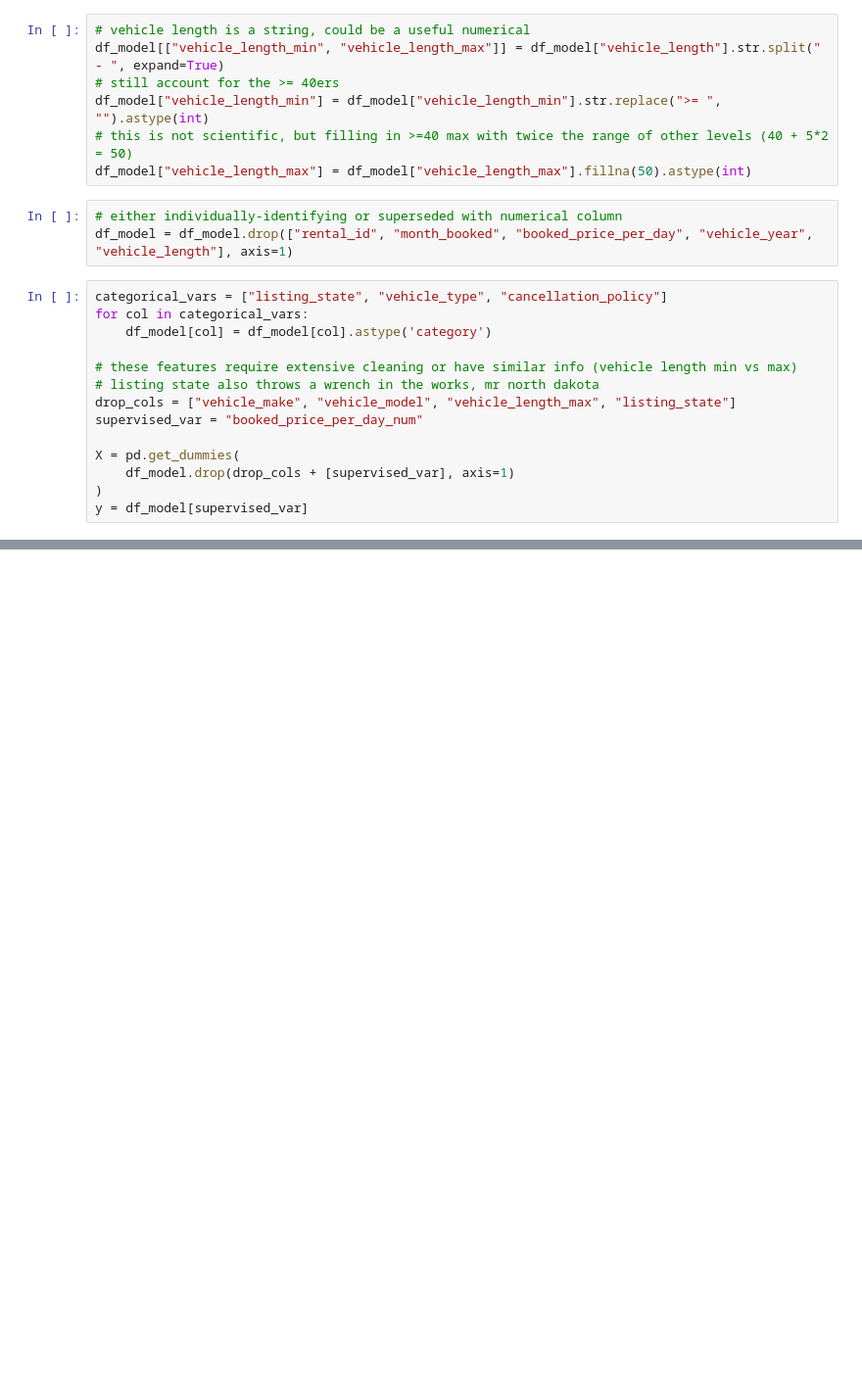
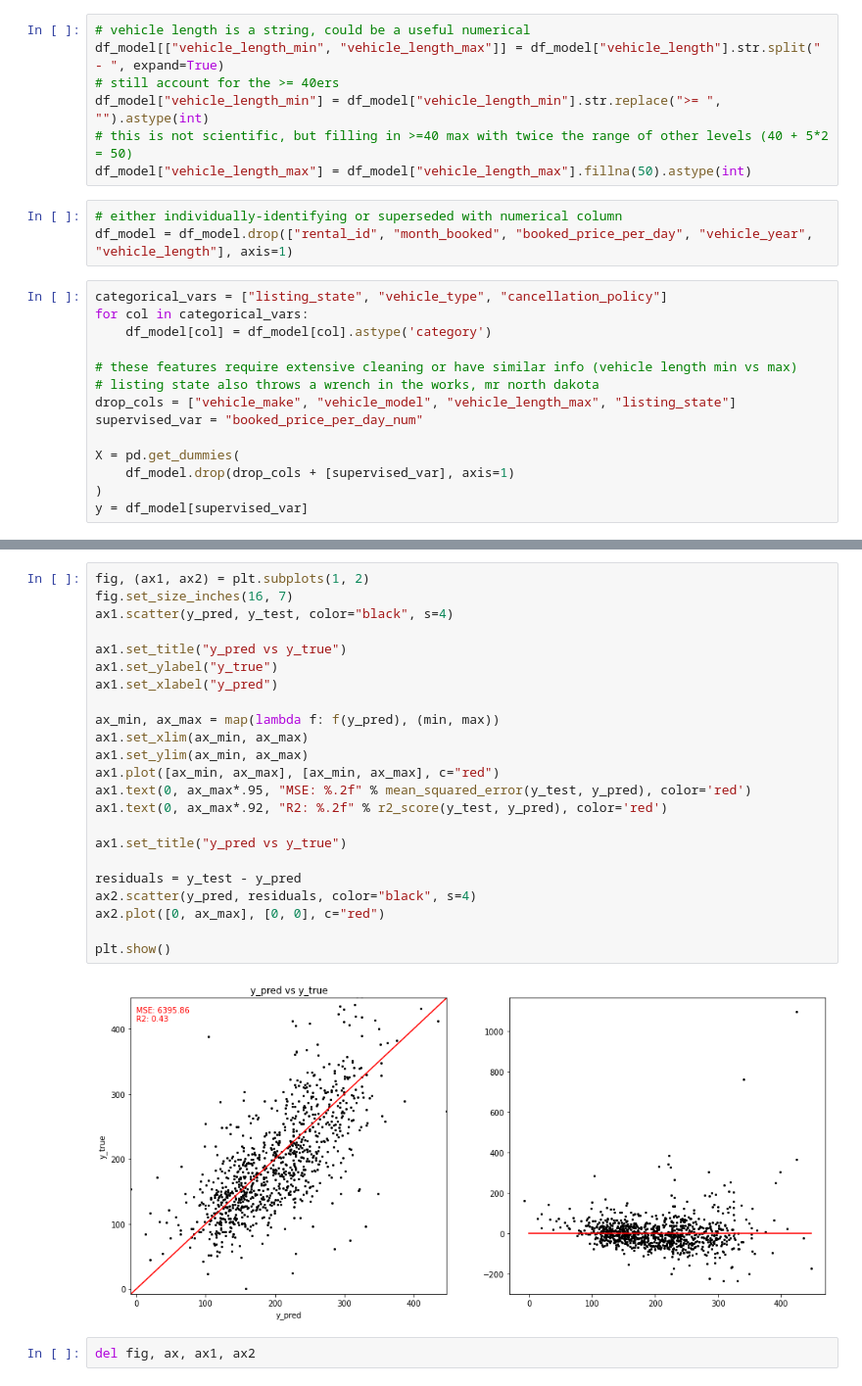
Before and after one commit to btlakey/outdoorsy_takehome, a Jupyter notebook: notebooks/assignment.ipynb, the cells around one changed output, grey strips where cells are left out. Shown at 98% size. Drawn from its saved outputs; the diff is of its cells as text; blank space fills up the shorter version.

Commit message:
more resids

```diff
--- a/notebooks/assignment.ipynb
+++ b/notebooks/assignment.ipynb
@@ -488,0 +468,27 @@ plt.show()
+# %%
+fig, (ax1, ax2) = plt.subplots(1, 2)
+fig.set_size_inches(16, 7)
+ax1.scatter(y_pred, y_test, color="black", s=4)
+
+ax1.set_title("y_pred vs y_true")
+ax1.set_ylabel("y_true")
+ax1.set_xlabel("y_pred")
+
+ax_min, ax_max = map(lambda f: f(y_pred), (min, max))
+ax1.set_xlim(ax_min, ax_max)
+ax1.set_ylim(ax_min, ax_max)
+ax1.plot([ax_min, ax_max], [ax_min, ax_max], c="red")
+ax1.text(0, ax_max*.95, "MSE: %.2f" % mean_squared_error(y_test, y_pred), color='red')
+ax1.text(0, ax_max*.92, "R2: %.2f" % r2_score(y_test, y_pred), color='red')
+
+ax1.set_title("y_pred vs y_true")
+
+residuals = y_test - y_pred
+ax2.scatter(y_pred, residuals, color="black", s=4)
+ax2.plot([0, ax_max], [0, 0], c="red")
+
+plt.show()
+# %% [output]
+[figure, added]
+# %%
+del fig, ax, ax1, ax2
```
Also changed, not shown: parts of 9 cells of this notebook.
